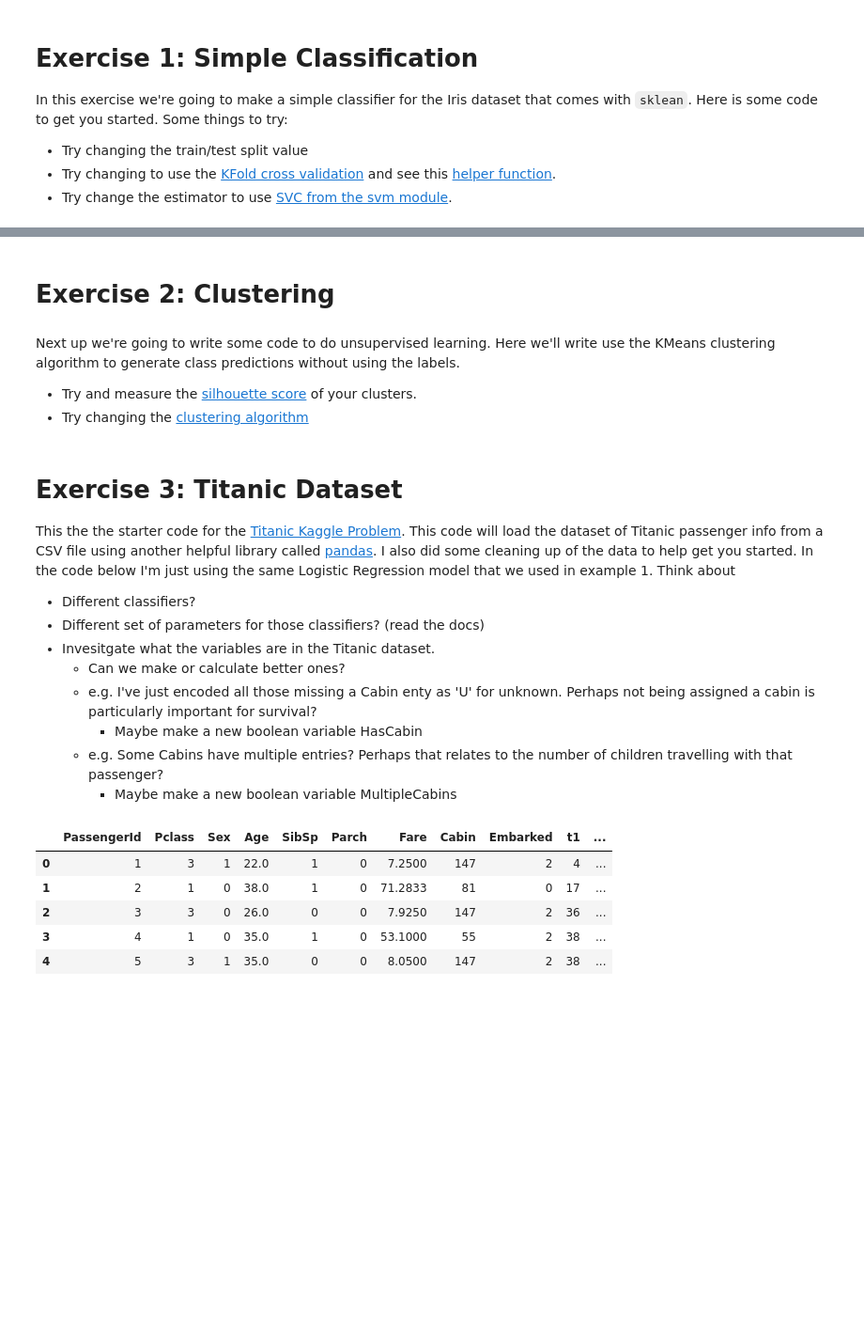
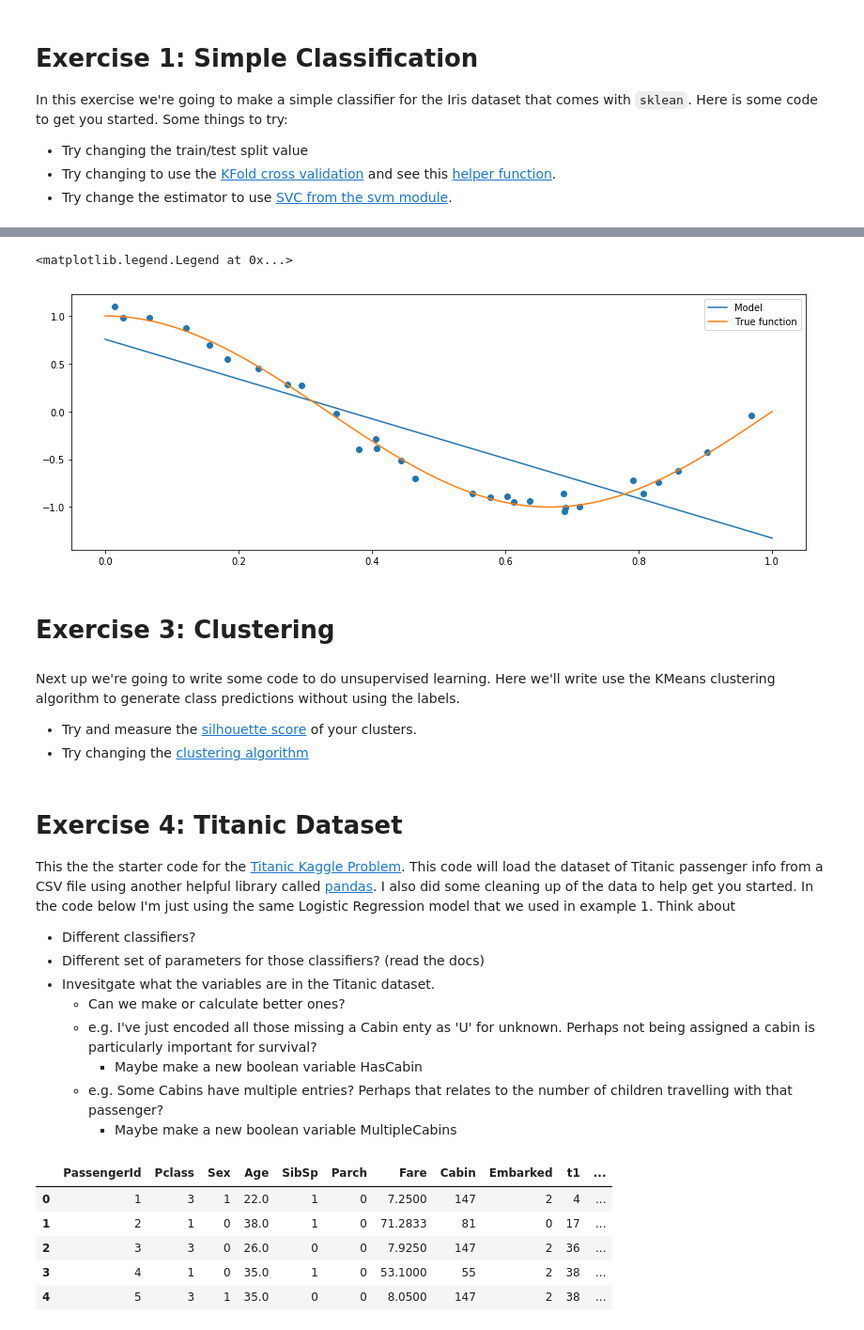
Before and after one commit to samueljackson92/ml-workshop, a Jupyter notebook: exercises.ipynb, the cells around one changed output, grey strips where cells are left out. Shown: that part at 94% size. Drawn from its saved outputs; the diff is of its cells as text; code cells hidden in the pictures; blank space fills up the shorter version.

Commit message:
Update with another exercise

```diff
--- a/exercises.ipynb
+++ b/exercises.ipynb
@@ -85,5 +93,48 @@ plot_confusion_matrix(cm, iris.target_names)
+# %%
+from sklearn.preprocessing import PolynomialFeatures
+from sklearn.pipeline import Pipeline
+
+from sklearn.linear_model import LinearRegression
+from sklearn.model_selection import cross_val_score
+
+def true_fun(X):
+    """This is the true (unknown) function of our data"""
+    return np.cos(1.5 * np.pi * X)
+
+# Parameters for the number of samples (read: training instances) we have available.
+# Change this to change the amount of data we have to train on.
+n_samples = 30
+# This is the degree of the polynomial. Increase to add more terms
+# and increase the model complexity
+degree = 1
+
+# Make some noisy data
+X = np.sort(np.random.rand(n_samples))
+y = true_fun(X) + np.random.randn(n_samples) * 0.1
+
+# Make some testing data
+X_test = np.linspace(0, 1, 100)
+
+# Fit the polynomial model to our data
+polynomial_features = PolynomialFeatures(degree=degree,
+                                         include_bias=False)
+linear_regression = LinearRegression()
+pipeline = Pipeline([("polynomial_features", polynomial_features),
+                     ("linear_regression", linear_regression)])
+pipeline.fit(X[:, np.newaxis], y)
+
+# Plot model and the data together
+plt.figure(figsize=(14, 5))
+ax = plt.subplot(111)
+ax.scatter(X, y)
+ax.plot(X_test, pipeline.predict(X_test[:, np.newaxis]), label="Model")
+ax.plot(X_test, true_fun(X_test), label="True function")
+ax.legend(loc="best")
+# %% [output]
+<matplotlib.legend.Legend at 0x...>
+[figure, added]
 # %% [markdown]
-# Exercise 2: Clustering
+# Exercise 3: Clustering
 # %% [markdown]
 Next up we're going to write some code to do unsupervised learning. Here we'll write use the KMeans clustering algorithm to generate class predictions without using the labels.
  - Try and measure the [silhouette score](https://scikit-learn.org/stable/modules/generated/sklearn.metrics.silhouette_score.html) of your clusters.
@@ -93,7 +144,7 @@ from sklearn.cluster import KMeans
 
 # You write some code to cluster the Iris data
 # %% [markdown]
-# Exercise 3: Titanic Dataset
+# Exercise 4: Titanic Dataset
 
 This the the starter code for the [Titanic Kaggle Problem](https://www.kaggle.com/c/titanic). This code will load the dataset of Titanic passenger info from a CSV file using another helpful library called [pandas](http://pandas.pydata.org/). I also did some cleaning up of the data to help get you started. In the code below I'm just using the same Logistic Regression model that we used in example 1. Think about
 
```
Also changed, not shown: parts of 3 cells of this notebook.
